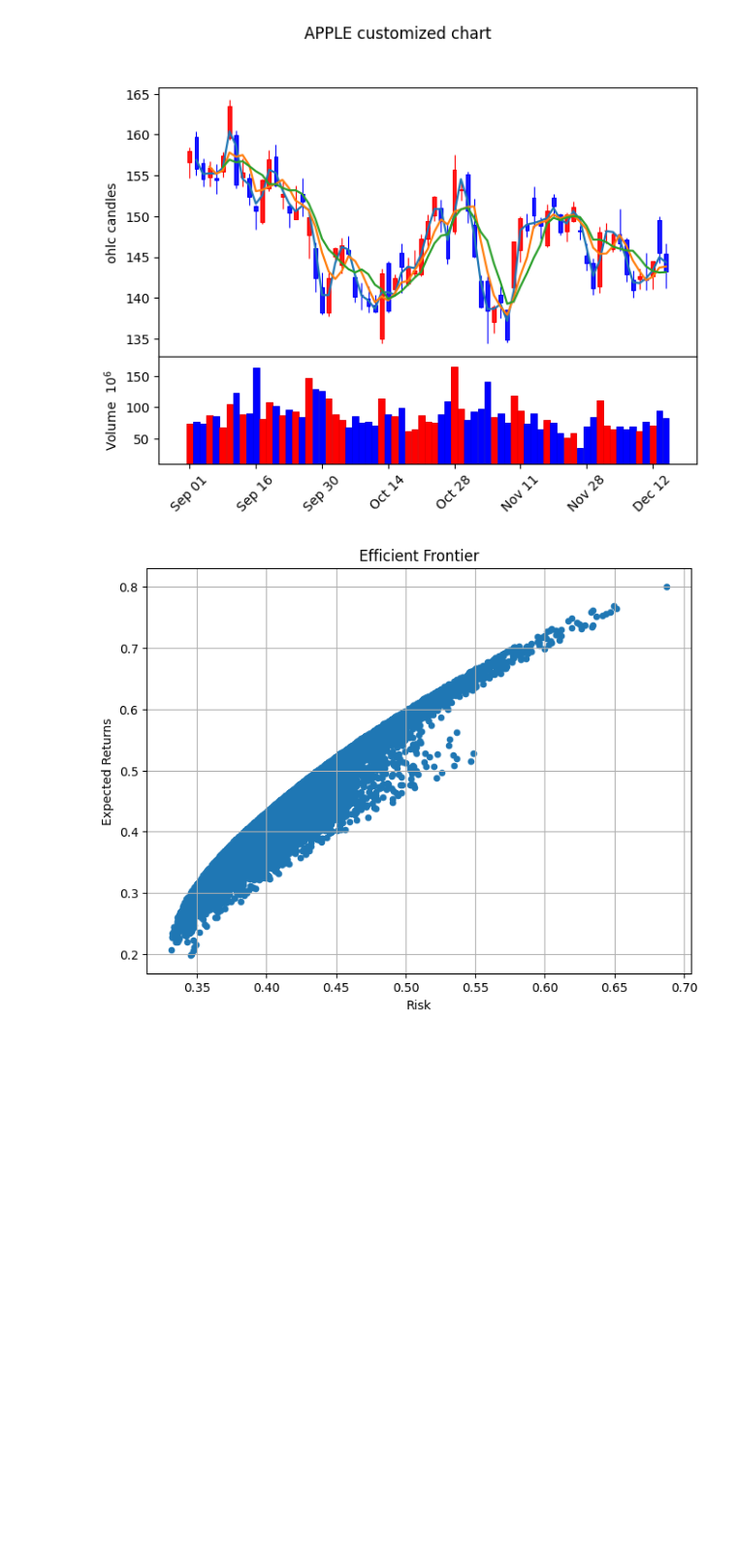
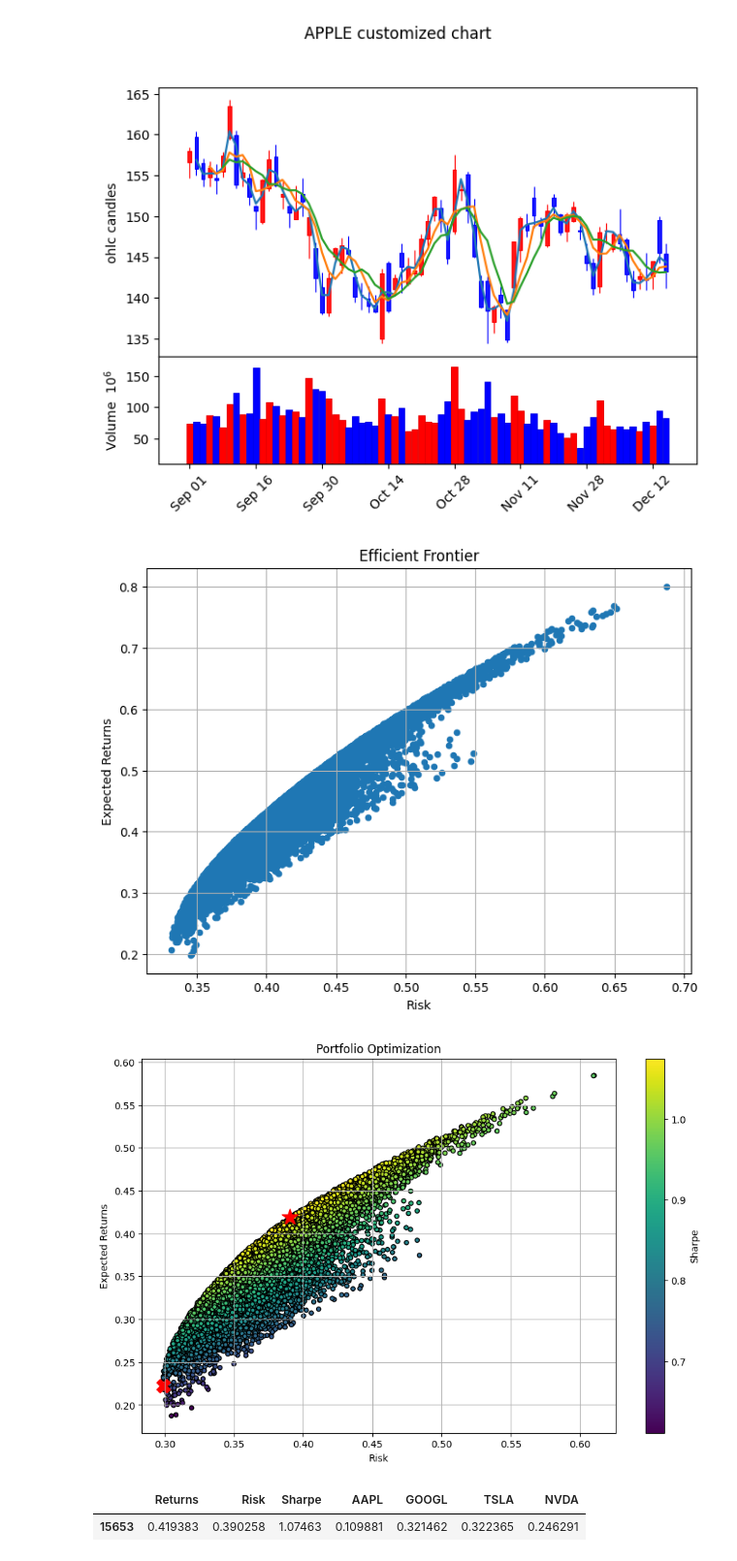
Before and after one commit to taewan2002/stock, a Jupyter notebook: Analysis.ipynb, the cells around one changed output. Shown: that part at 97% size. Saved outputs shown, nothing was run; the diff lists cells and outputs as text; code cells hidden in the pictures; blank space fills up the shorter version.

Commit message:
Portfolio Optimization

```diff
--- a/Analysis.ipynb
+++ b/Analysis.ipynb
@@ -164,3 +164,61 @@ plt.ylabel('Expected Returns')
 plt.show()
 # %% [output]
 [figure]
+# %%
+# Portfolio Optimization 포트폴리오 최적화
+# 샤프지수 = (포트폴리오 예상 수익률 - 무위험률) / 수익률의 표준편차
+from pandas_datareader import data as pdr
+import pandas as pd
+import yfinance as yf
+import numpy as np
+import matplotlib.pyplot as plt
+df = pd.DataFrame()
+yf.pdr_override()
+stocks = ["AAPL", "GOOGL", "TSLA", "NVDA"]
+for i in stocks:
+    df[i] = pdr.get_data_yahoo(i, start="2018-01-01", progress = False)['Close']
+
+daily_ret = df.pct_change() # 일간 변동률
+annual_ret = daily_ret.mean() * 252 # 연간 수익률
+daily_cov = daily_ret.cov() # 일간 리스크
+annual_cov = daily_cov * 252 # 연간 리스크
+
+port_ret = []
+port_risk = []
+port_weights = []
+sharpe_ratio = []
+
+for _ in range(20000):
+    weights = np.random.random(len(stocks))
+    weights /= np.sum(weights)
+
+    returns = np.dot(weights, annual_ret)
+    risk = np.sqrt(np.dot(weights.T, np.dot(annual_cov, weights)))
+
+    port_ret.append(returns)
+    port_risk.append(risk)
+    port_weights.append(weights)
+    sharpe_ratio.append(returns/risk)
+
+portfolio = {'Returns': port_ret, 'Risk': port_risk, 'Sharpe': sharpe_ratio}
+for i, s in enumerate(stocks):
+    portfolio[s] = [weights[i] for weight in port_weights]
+df = pd.DataFrame(portfolio)
+df = df[['Returns', 'Risk', 'Sharpe'] + [s for s in stocks]]
+
+max_sharp = df.loc[df['Sharpe'] == df['Sharpe'].max()]
+min_risk = df.loc[df['Risk'] == df['Risk'].min()]
+
+df.plot.scatter(x='Risk', y='Returns', c="Sharpe", cmap='viridis', edgecolors='k', figsize=(11,7), grid=True)
+plt.scatter(x=max_sharp['Risk'], y=max_sharp['Returns'], c='r', marker="*", s = 300)
+plt.scatter(x=min_risk['Risk'], y=min_risk['Returns'], c='r', marker="X", s = 200)
+plt.title('Portfolio Optimization')
+plt.xlabel('Risk')
+plt.ylabel('Expected Returns')
+plt.show()
+
+max_sharp
+# %% [output]
+[figure, added]
+|  | Returns | Risk | Sharpe | AAPL | GOOGL | TSLA | NVDA |
+| 15653 | 0.419383 | 0.390258 | 1.07463 | 0.109881 | 0.321462 | 0.322365 | 0.246291 |
```
